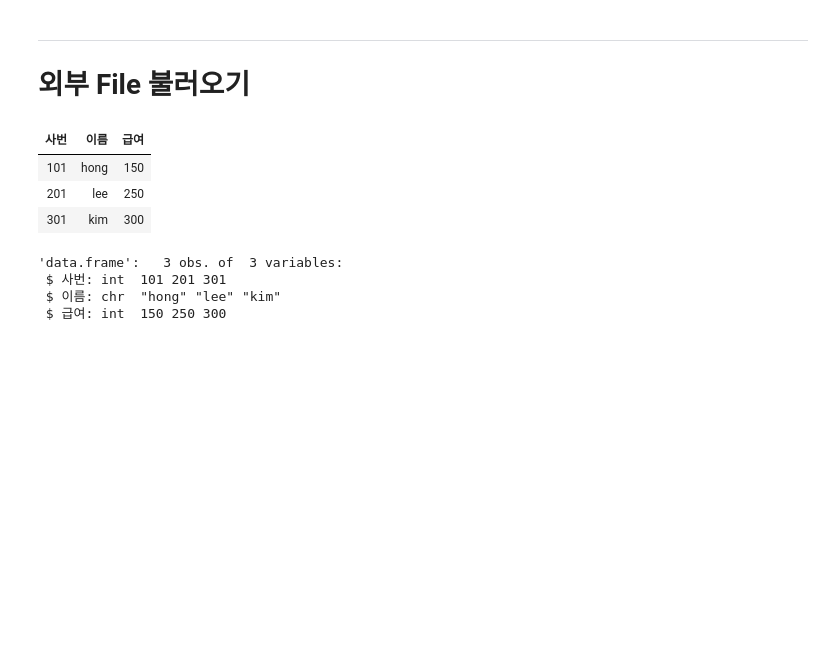
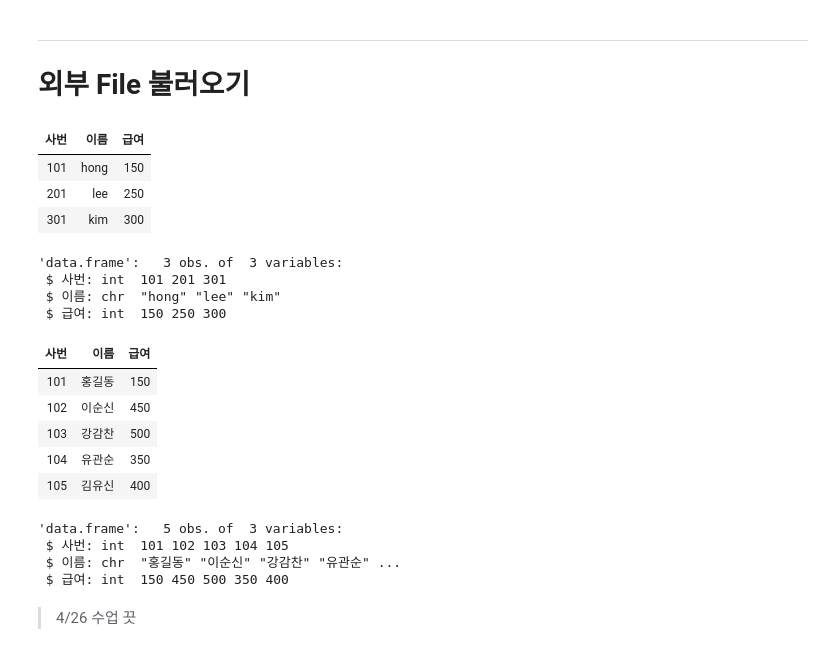
Before and after one commit to monargent0/TJRrrClass, a Jupyter notebook: 03. 벡터와 데이터프레임.ipynb, the cells around one changed output. Saved outputs shown, nothing was run; the diff lists cells and outputs as text; code cells hidden in the pictures; blank space fills up the shorter version.

```diff
--- a/03. 벡터와 데이터프레임.ipynb
+++ b/03. 벡터와 데이터프레임.ipynb
@@ -515,0 +514,20 @@ str(txtEmp)
+# %%
+# csv(Comma Seperated Value)
+csvEmp <- read.csv("../Data/emp2.csv" , header=F, stringsAsFactors=F)
+# 사번, 이름, 급여로 컬럼 변경하기
+colnames(csvEmp) = c("사번","이름","급여")
+csvEmp
+str(csvEmp)
+# %% [output]
+| 사번 | 이름 | 급여 |
+| 101 | 홍길동 | 150 |
+| 102 | 이순신 | 450 |
+| 103 | 강감찬 | 500 |
+| 104 | 유관순 | 350 |
+| 105 | 김유신 | 400 |
+'data.frame':   5 obs. of  3 variables:
+ $ 사번: int  101 102 103 104 105
+ $ 이름: chr  "홍길동" "이순신" "강감찬" "유관순" ...
+ $ 급여: int  150 450 500 350 400
+# %% [markdown]
+> 4/26 수업 끗
```
Also changed, not shown: parts of 1 cell of this notebook, 1 other file.
